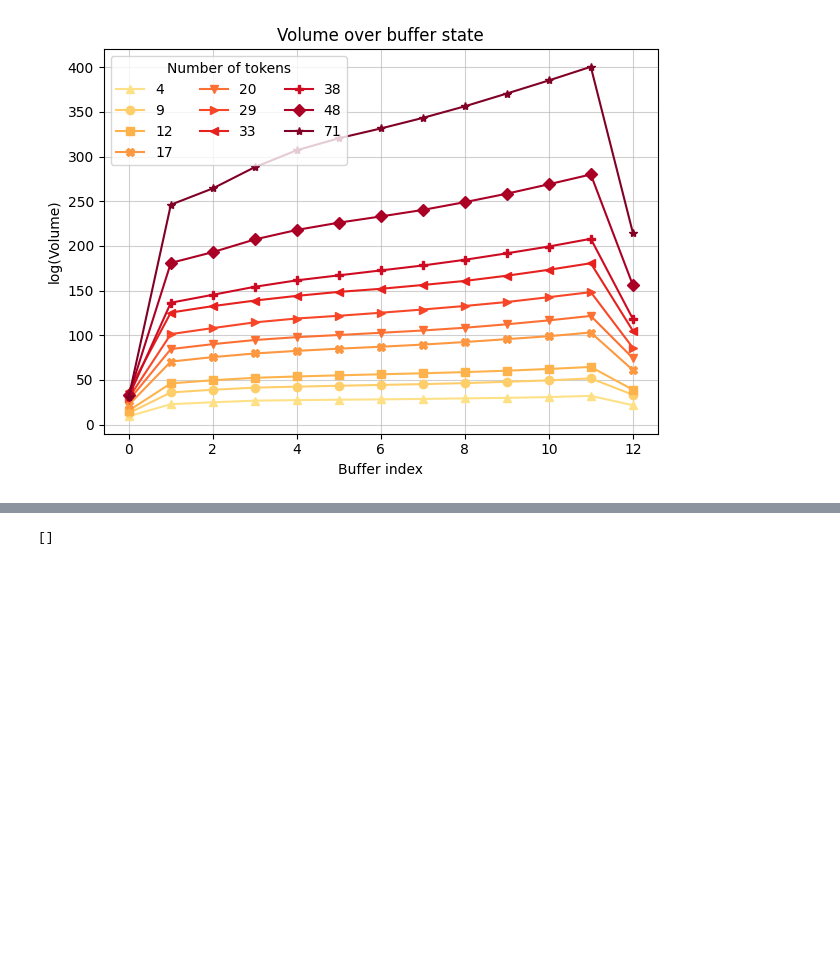
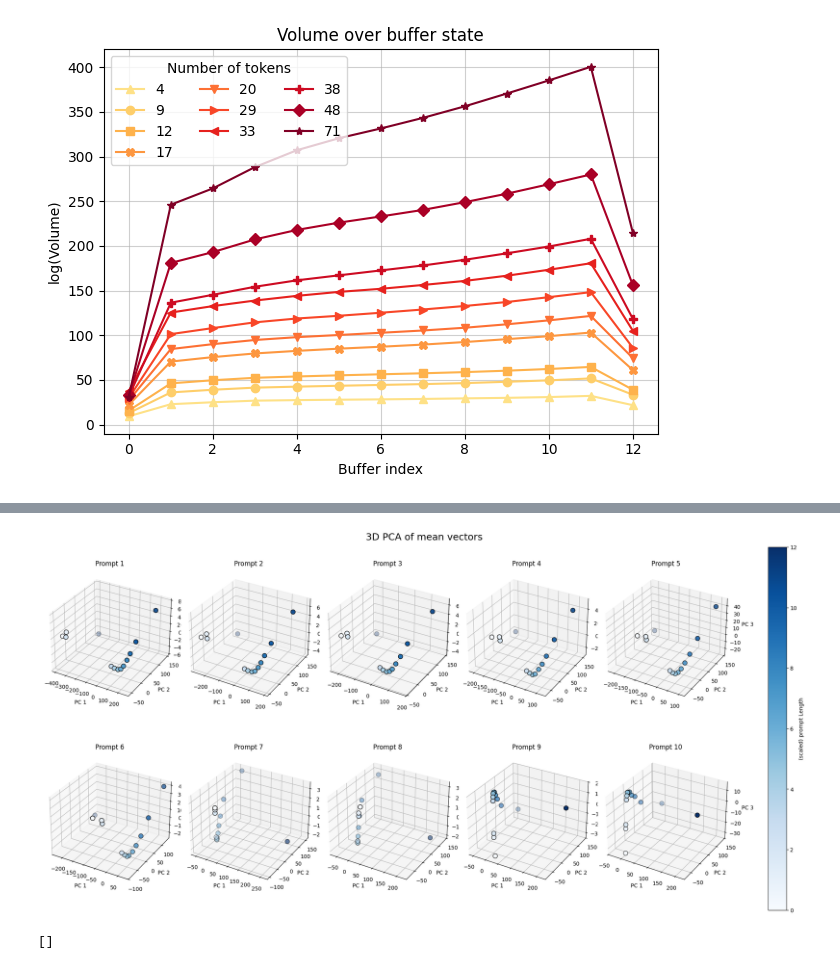
Before and after one commit to filippobezzi/transformer_geometrical_analysis, a Jupyter notebook: buffer_analysis.ipynb, the cells around one changed output, grey strips where cells are left out. Saved outputs shown, nothing was run; the diff lists cells and outputs as text; code cells hidden in the pictures; blank space fills up the shorter version.

```diff
--- a/buffer_analysis.ipynb
+++ b/buffer_analysis.ipynb
@@ -186,3 +215,29 @@ plt.show()
+# %%
+# Create subplots
+fig = plt.figure(figsize=(20, 10), constrained_layout=True)
+axs = [fig.add_subplot(2, 5, i+1, projection='3d') for i in range(10)]
+
+num_points = mean_vector.shape[1]
+colors = np.arange(num_points)
+
+for i in range(10):
+    fixed_mean_vector = mean_vector[i, :, :]
+
+    pca = PCA(n_components=3)
+    proj = pca.fit_transform(fixed_mean_vector)
+
+    scatter = axs[i].scatter(proj[:, 0], proj[:, 1], proj[:, 2], c=colors, cmap="Blues", s=70, edgecolor="black")
+    axs[i].set_title(f"Prompt {i+1}")
+    axs[i].set_xlabel("PC 1")
+    axs[i].set_ylabel("PC 2")
+    axs[i].set_zlabel("PC 3")
+
+# Shared colorbar
+fig.colorbar(scatter, ax=axs, label="(scaled) prompt Length", orientation='vertical')
+fig.suptitle("3D PCA of mean vectors", fontsize=18)
+plt.show()
+# %% [output]
+[figure, added]
 # %%
 step = -1
 mean_vecs_step = mean_vector[:, step, :]
```
Also changed, not shown: parts of 5 cells of this notebook.
